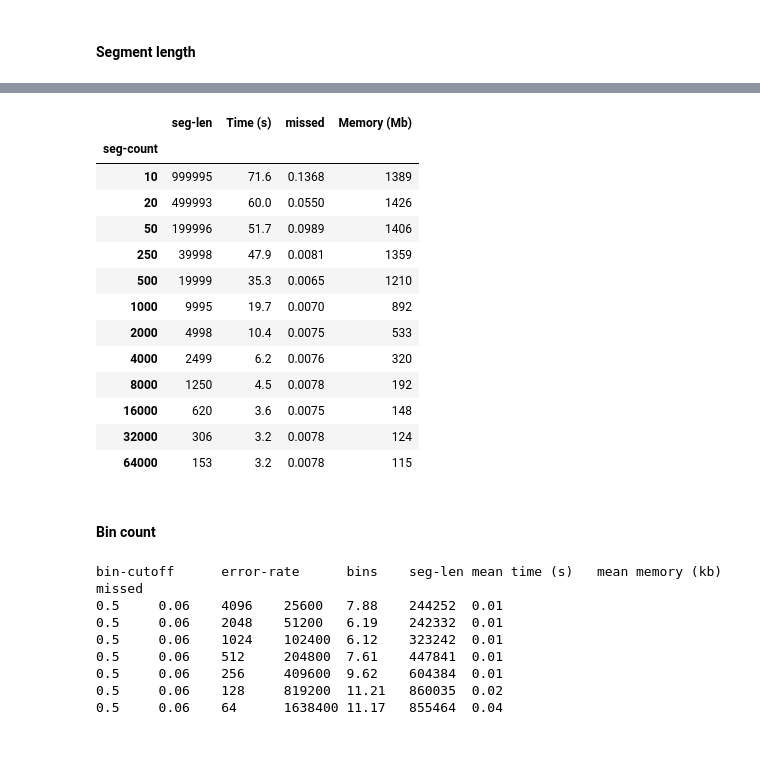
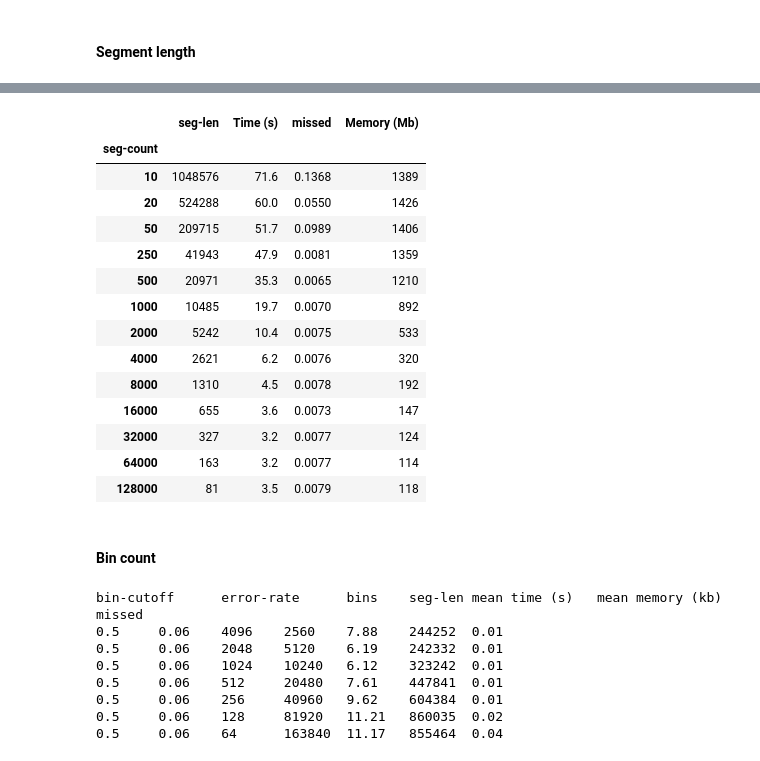
Before and after one commit to eaasna/DREAM-stellar-benchmark, a Jupyter notebook: work-python/markov/Distribution granularity.ipynb, the cells around one changed output, grey strips where cells are left out. Saved outputs shown, nothing was run; the diff lists cells and outputs as text; code cells hidden in the pictures.

```diff
--- a/work-python/markov/Distribution granularity.ipynb
+++ b/work-python/markov/Distribution granularity.ipynb
@@ -317,6 +488,6 @@ df
 95 rows × 11 columns
 # %%
 build = df[df["exec-path"] == "build"].copy()
-build.drop(["adapt_cutoff", "errors", "exec-path", "seg-count", "error-rate"], axis = 1, inplace = True)
+build.drop(["adapt_cutoff", "errors", "exec-path", "error-rate"], axis = 1, inplace = True)
 io = df[df["exec-path"] == "build_io"].copy()
-io.drop(["adapt_cutoff", "errors", "exec-path", "seg-count", "error-rate"], axis = 1, inplace = True)
+io.drop(["adapt_cutoff", "errors", "exec-path", "error-rate"], axis = 1, inplace = True)
@@ -323,4 +511,5 @@ io.drop(["adapt_cutoff", "errors", "exec-path", "seg-count", "error-rate"], axis
 # %%
+seg_len = query_size / build["seg-count"].iloc[0]
 kmers_per_segment = int(seg_len - qgram_size + 1)
 kmers_per_segment
 # %% [output]
@@ -344,23 +533,6 @@ def plot_cols(data, ax, column, color, label):
     legend_square = mpatches.Patch(color=color, label=label)
     #ax.legend(handles=[legend_square])
 # %%
-ibf_size = 17944233 + 41414 + 390
-database_size = 10 * 1024 * 1024
-query_size = 10 * 1024 * 1024
-
-qindex_full = 0.75
-qgram_size = 12
-bytes_per_qgram = 16 # assuming no repeat k-mers
-
-window_size = 20
-bytes_per_window = 1
-
-query_seg_count = 4000
-query_segment_size = int(round(query_size / query_seg_count, 0))
-
-queue_capacity = 50
-hit_coverage = 0.001
-
 styles = ["-", "-"]
 fig, ax = plt.subplots(2, 2)
 fig.set_size_inches(12, 8)
@@ -409,6 +581,9 @@ for t in [1, 4]:
     #print(seqan2_seq_size)
     kmer_index_size = (t * size_correction * kmers_per_segment * fullness / 10**6 + seqan2_seq_size + queries[0]).astype(int)
 
+    print(t)
+    print(kmer_index_size)
+
     kmers_per_segment = int(seg_len - window_size + 1)
 
     alignment_matrix_size = (np.array(x_values) * t * hit_coverage * seg_len * bin_size / 10**6 + kmer_index_size).astype(int)
@@ -448,8 +623,7 @@ for t in [1, 4]:
 
     databases = [int(np.round(t * 2 * database_chr_size / 10**6, 0))] * x_len
     ibf = [int(np.round(ibf_size / 10**6 + databases[0], 0))] * x_len
-    queries = [int(np.round(t * 2 * query_chr_size / 10**6 + ibf[0], 0))] * x_len
-
+    queries = [int(np.round((2 * query_size) / 10**6 + ibf[0], 0))] * x_len
 
     x_len = len(x_values)
 
@@ -460,6 +634,7 @@ for t in [1, 4]:
     #print(seqan2_seq_size)
     kmer_index_size = (t * size_correction * kmers_per_segment * fullness / 10**6 + seqan2_seq_size + queries[0]).astype(int)
 
+    print(kmer_index_size)
     kmers_per_segment = int(seg_len - window_size + 1)
 
     #alignment_matrix_size = (data["threads"].iloc[0] * x_values * hit_coverage * seg_len * bin_size / 10**6 + kmer_index_size).astype(int)
@@ -472,7 +647,7 @@ for t in [1, 4]:
     #aks.fill_between(data.index.values, data["kmer-index-size"], data["Memory (kb)"] / 10**3, label = mem_labels[6], color = "lightgray")
     aks.fill_between(x_values, local_filter_size, kmer_index_size, label = mem_labels[0], color = CB_color_cycle[3])
     #aks.fill_between(data.index.values, queries, , label = mem_labels[7], color = CB_color_cycle[6])
-    aks.fill_between(data.index.values, ibf, queries, label = mem_labels[2], color = CB_color_cycle[5])
+    aks.fill_between(data.index.values, ibf, queries, label = mem_labels[1], color = CB_color_cycle[5])
     aks.fill_between(data.index.values, databases, ibf, label = mem_labels[3], color = CB_color_cycle[2])
     aks.fill_between(data.index.values, zeroes, databases, label = mem_labels[5], color = CB_color_cycle[0])
     aks.scatter(data.index.values, data["Memory (kb)"] / 10**3, color = colors[i])
@@ -832,6 +983,7 @@ def get_df(filename):
 ref_size = "10Mb_equal"
 bin_cutoff = 0.5
 dir_name = "seg_len_test"
+query_len = 10 * 1024 * 1024
 
 dataframes = []
 for er in [0.06]:
@@ -844,7 +996,6 @@ for er in [0.06]:
         acc = pd.read_csv(ref_size + "/read_all/" + dir_name + "/efficiency_rep" + str(rep) + "_e" + er_str + "/valik.stellar.accuracy", sep = "\t", header = None)
         df["adapt_cutoff"] = df["adapt_cutoff"].astype(float)
         df = df[df["adapt_cutoff"] == bin_cutoff]
-        #print(df)
         acc.drop([0, 6, 8], inplace = True, axis = 1)
 
         acc.columns = ["test-set-matches", "truth-set-matches", "true-positives", "missed", "adapt_cutoff", "seg-count"]
@@ -853,10 +1004,10 @@ for er in [0.06]:
 
         #acc["seg-count"] = 2 * seg_list
         #print(acc)
-        query_len = 1024 * 1024
         df["seg-len"] = (query_len / df["seg-count"]).astype(int)
 
         df = pd.merge(df, acc, on = ["seg-count", "adapt_cutoff"], how = "inner")
+
         frames.append(df)
     data = pd.concat(frames)
     #print(data)
@@ -887,27 +1039,27 @@ bin-cutoff      error-rate      seg-count       seg-len mean time (s)   mean mem
 # %%
 d = dataframes[0][["seg-count", "seg-len", "Time (s)", "Memory (kb)", "missed"]]
 d = d.groupby('seg-count').agg('mean')
-d["seg-len"] = d["seg-len"] * 1000000 * 10 / 1024 / 1024 + 1
 d["seg-len"] = d["seg-len"].astype(int)
 d["Memory (Mb)"] = (d["Memory (kb)"] / 1000).astype(int)
 d = d.round({"Time (s)" : 1, "missed" : 4})
 d.drop(["Memory (kb)"], axis = 1, inplace = True)
 d
 # %% [output]
 |  | seg-len | Time (s) | missed | Memory (Mb) |
 | seg-count |  |  |  |  |
-| 10 | 999995 | 71.6 | 0.1368 | 1389 |
-| 20 | 499993 | 60.0 | 0.0550 | 1426 |
-| 50 | 199996 | 51.7 | 0.0989 | 1406 |
-| 250 | 39998 | 47.9 | 0.0081 | 1359 |
-| 500 | 19999 | 35.3 | 0.0065 | 1210 |
-| 1000 | 9995 | 19.7 | 0.0070 | 892 |
-| 2000 | 4998 | 10.4 | 0.0075 | 533 |
-| 4000 | 2499 | 6.2 | 0.0076 | 320 |
-| 8000 | 1250 | 4.5 | 0.0078 | 192 |
-| 16000 | 620 | 3.6 | 0.0075 | 148 |
-| 32000 | 306 | 3.2 | 0.0078 | 124 |
-| 64000 | 153 | 3.2 | 0.0078 | 115 |
+| 10 | 1048576 | 71.6 | 0.1368 | 1389 |
+| 20 | 524288 | 60.0 | 0.0550 | 1426 |
+| 50 | 209715 | 51.7 | 0.0989 | 1406 |
+| 250 | 41943 | 47.9 | 0.0081 | 1359 |
+| 500 | 20971 | 35.3 | 0.0065 | 1210 |
+| 1000 | 10485 | 19.7 | 0.0070 | 892 |
+| 2000 | 5242 | 10.4 | 0.0075 | 533 |
+| 4000 | 2621 | 6.2 | 0.0076 | 320 |
+| 8000 | 1310 | 4.5 | 0.0078 | 192 |
+| 16000 | 655 | 3.6 | 0.0073 | 147 |
+| 32000 | 327 | 3.2 | 0.0077 | 124 |
+| 64000 | 163 | 3.2 | 0.0077 | 114 |
+| 128000 | 81 | 3.5 | 0.0079 | 118 |
 # %% [markdown]
 #### Bin count
 # %%
@@ -957,6 +1109,8 @@ ref_size = "10Mb_equal"
 bin_cutoff = 0.5
 dir_name = "bin_count_test"
 bins = [8192, 4096, 2048, 1024, 512, 256, 128, 64]
+ref_len = 10 * 1024 * 1024
+
 for er in [0.06]:
     frames = []
     for rep in range(1, 6, 1):
@@ -969,8 +1123,6 @@ for er in [0.06]:
         acc.drop([0, 6, 7, 8], inplace = True, axis = 1)
         acc.columns = ["test-set-matches", "truth-set-matches", "true-positives", "missed", "adapt_cutoff"]
         acc["bins"] = bins
-        #df["bins"] = bins
-        ref_len = 100 * 1024 * 1024
         df = pd.merge(df, acc, on = ["bins", "adapt_cutoff"], how = "inner")
         df["seg-len"] = (ref_len / df["bins"]).astype(int)
         frames.append(df)
@@ -985,13 +1137,13 @@ for er in [0.06]:
                             str(np.round(np.mean(data[data["bins"]==b]["missed"]), 2)))
 # %% [output]
 bin-cutoff      error-rate      bins    seg-len mean time (s)   mean memory (kb)        missed
-0.5     0.06    4096    25600   7.88    244252  0.01
-0.5     0.06    2048    51200   6.19    242332  0.01
-0.5     0.06    1024    102400  6.12    323242  0.01
-0.5     0.06    512     204800  7.61    447841  0.01
-0.5     0.06    256     409600  9.62    604384  0.01
-0.5     0.06    128     819200  11.21   860035  0.02
-0.5     0.06    64      1638400 11.17   855464  0.04
+0.5     0.06    4096    2560    7.88    244252  0.01
+0.5     0.06    2048    5120    6.19    242332  0.01
+0.5     0.06    1024    10240   6.12    323242  0.01
+0.5     0.06    512     20480   7.61    447841  0.01
+0.5     0.06    256     40960   9.62    604384  0.01
+0.5     0.06    128     81920   11.21   860035  0.02
+0.5     0.06    64      163840  11.17   855464  0.04
 # %%
 d = data[["bins", "seg-len", "Time (s)", "Memory (kb)", "missed"]]
 d = d.groupby('bins').agg('mean')
```
Also changed, not shown: parts of 24 cells of this notebook.
